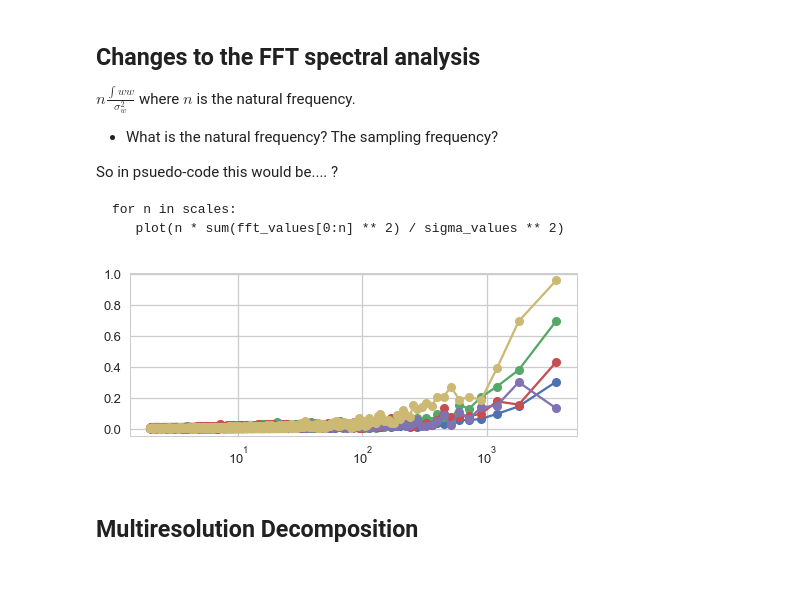
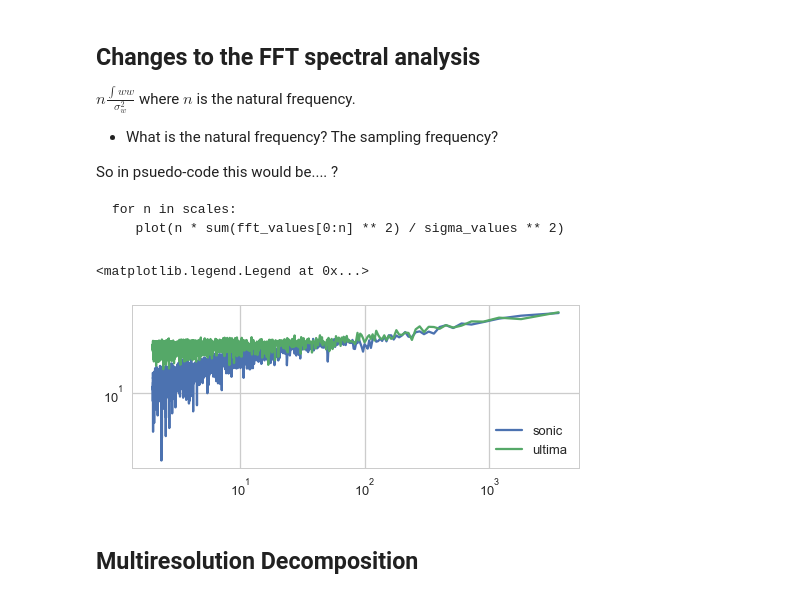
Before and after one commit to klapo/DTS, a Jupyter notebook: DTS.VertHarpSpectralExp.MRD_FOC_ECObs.ipynb, the cells around one changed output. Saved outputs shown, nothing was run; the diff lists cells and outputs as text; code cells hidden in the pictures.

Commit message:
Modified: Changed graphing options mostly. This script is deprecated and will be deleted.

```diff
--- a/DTS.VertHarpSpectralExp.MRD_FOC_ECObs.ipynb
+++ b/DTS.VertHarpSpectralExp.MRD_FOC_ECObs.ipynb
@@ -57,7 +57,7 @@ dirProcessedUltima = dirPre + 'data/DTS_UltimaVHSRE_processed'
 # ------------------------------------------------------------------------------------------
 # Load processed 2m land station eddy covariance data
 os.chdir(dirProcessedEC)
-ecObs = xr.open_dataset('VHRSE.eddyCovarObs_2m_land.nc')
+ecObs = xr.open_dataset('VHRSE.eddyCovarObs_2m_land.Raw.nc')
 
 # ------------------------------------------------------------------------------------------
 # Distributed temperature sensing observations
@@ -65,6 +65,10 @@ os.chdir(dirProcessedUltima)
 ultima = xr.open_dataset('VHRSE_ultima_calibrated.nc')
 ultima.attrs['locations'] = ultima.attrs['locations'].split(';')
 ultima = xr.decode_cf(ultima)
+
+# Initial plot of the data
+plt.plot(ecObs.time, ecObs.S1_Ts)
+plt.plot(ultima.time, ultima.swap_dims({'LAF': 'location'}).sel(location=''))
 # %%
 # There is an issue with the time stamps not behaving correctly when read from the netcdf files
 ultimaTemp = ultima.manualTemp.resample(how='mean', freq='s', dim='time')
@@ -206,6 +210,9 @@ Text(0.5,1,'d) Default Calibration (Far)')
 DTS = np.ma.masked_array(segmentNear.manualTemp, (np.isnan(segmentNear.manualTemp))
                          | (segmentNear.manualTemp > 100)
                          | (segmentNear.manualTemp < -30)).compressed()
+sonic = np.ma.masked_array(ecObs.Ts_mean, (np.isnan(ecObs.Ts_mean))
+                         | (ecObs.Ts_mean > 100)
+                         | (ecObs.Ts_mean < -30)).compressed()
 # %% [markdown]
 # Fourier Analysis
 # %%
@@ -245,7 +252,11 @@ p = 20*np.log10(np.abs(np.fft.rfft(signal)))
 f = np.linspace(0, 1/2, len(p))
 plt.plot(1/f, p)
 
-# Ok so redoing this using the whole time series
+signal = sonic
+p = 20*np.log10(np.abs(np.fft.rfft(signal)))
+f = np.linspace(0, 1/2, len(p))
+plt.plot(1/f, p)
+
 # Now need to redo this using just hour subsets and then composite together.
 # %% [output]
 [<matplotlib.lines.Line2D at 0x...>]
@@ -264,25 +275,38 @@ for n in scales:
 # %%
 # Now to do the FFT using hour windows with a 6 minute overlap
 
 dt_obs = 1 # [s]
 
 # Hacky approach to indexing hour long windows with 6 minute overlap
 numHours = np.floor(len(ecObs.time) / 3600)
 tIndexBeg = np.arange(0, (numHours) * 3600, 3000)
 tIndexEnd = tIndexBeg + 3600
 if len(ecObs.time) < tIndexEnd[-1]:
     tIndexEnd = len(ecObs.time)
 
-# Windowed results
+# EC
 plt.subplots(1, 1, figsize=(8, 3))
-for beg, end in zip(tIndexBeg, tIndexEnd):
-    signal = ecObs.Ts_mean.isel(time=np.arange(int(beg), int(end)))
-    yf = fft(signal)
-    xf = scipy.fftpack.fftfreq(len(signal)) * 1 / dt_obs
+p = np.zeros((int(3600 / 2 + 1), int(numHours + 1)))
+for n, (beg, end) in enumerate(zip(tIndexBeg, tIndexEnd)):
+    signal = sonic[np.arange(int(beg), int(end))]
+    p[:, n] = 20*np.log10(np.abs(np.fft.rfft(signal)))
+    f = np.linspace(0, dt_obs/2, len(p))
+plt.plot(1/f, np.mean(p, 1), label='sonic')
 
-    plt.plot(1/xf[0:len(signal)//2], 2.0 / len(signal) * np.abs(yf[0:len(signal)//2]), '-o')
-    plt.gca().set_xscale('log')
+# DTS
+p = np.zeros((int(3600 / 2 + 1), int(numHours + 1)))
+for n, (beg, end) in enumerate(zip(tIndexBeg, tIndexEnd)):
+    signal = DTS[np.arange(int(beg), int(end))]
+    p[:, n] = 20*np.log10(np.abs(np.fft.rfft(signal)))
+    f = np.linspace(0, dt_obs/2, len(p))
+plt.plot(1/f, np.mean(p, 1), label='ultima')
+
+
+plt.gca().set_xscale('log')
+plt.gca().set_yscale('log')
+plt.gca().legend()
 # %% [output]
+<matplotlib.legend.Legend at 0x...>
-[figure, old version]
+[figure, new version]
 # %% [markdown]
 ## Multiresolution Decomposition
```
Also changed, not shown: parts of 10 cells of this notebook.
